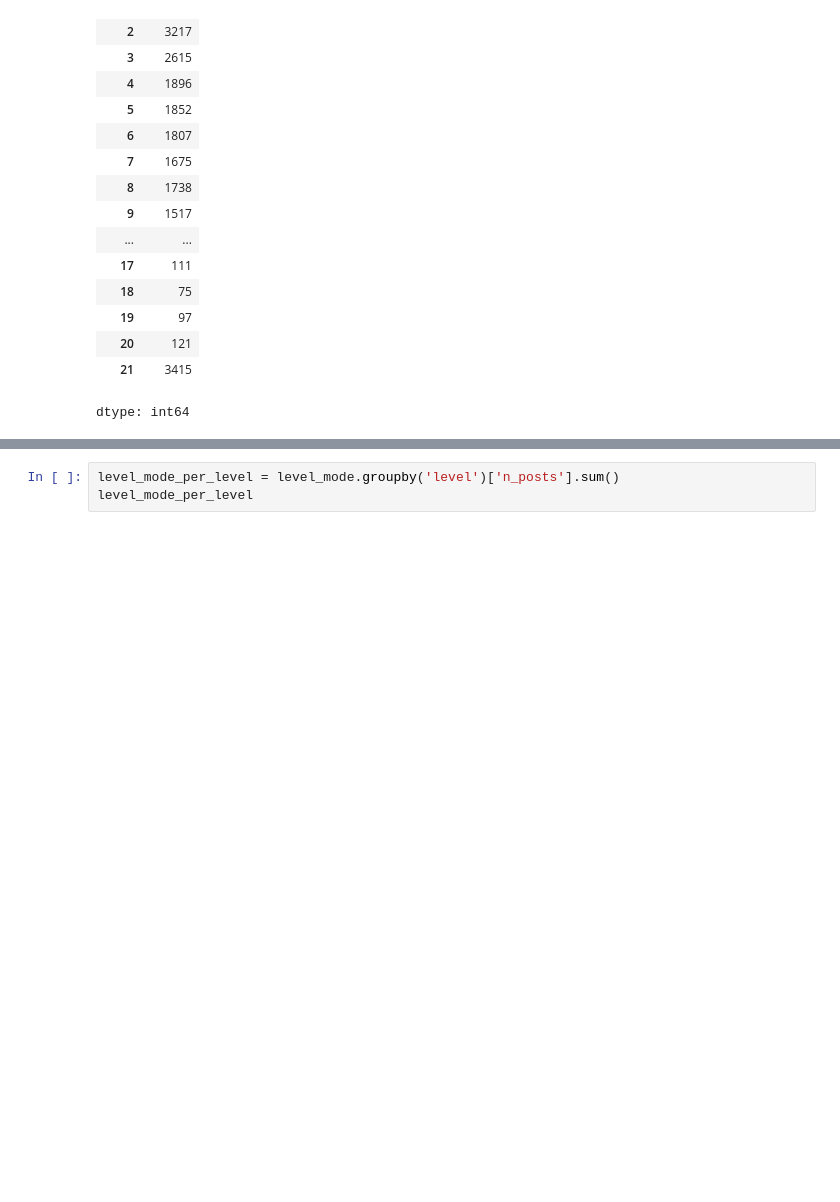
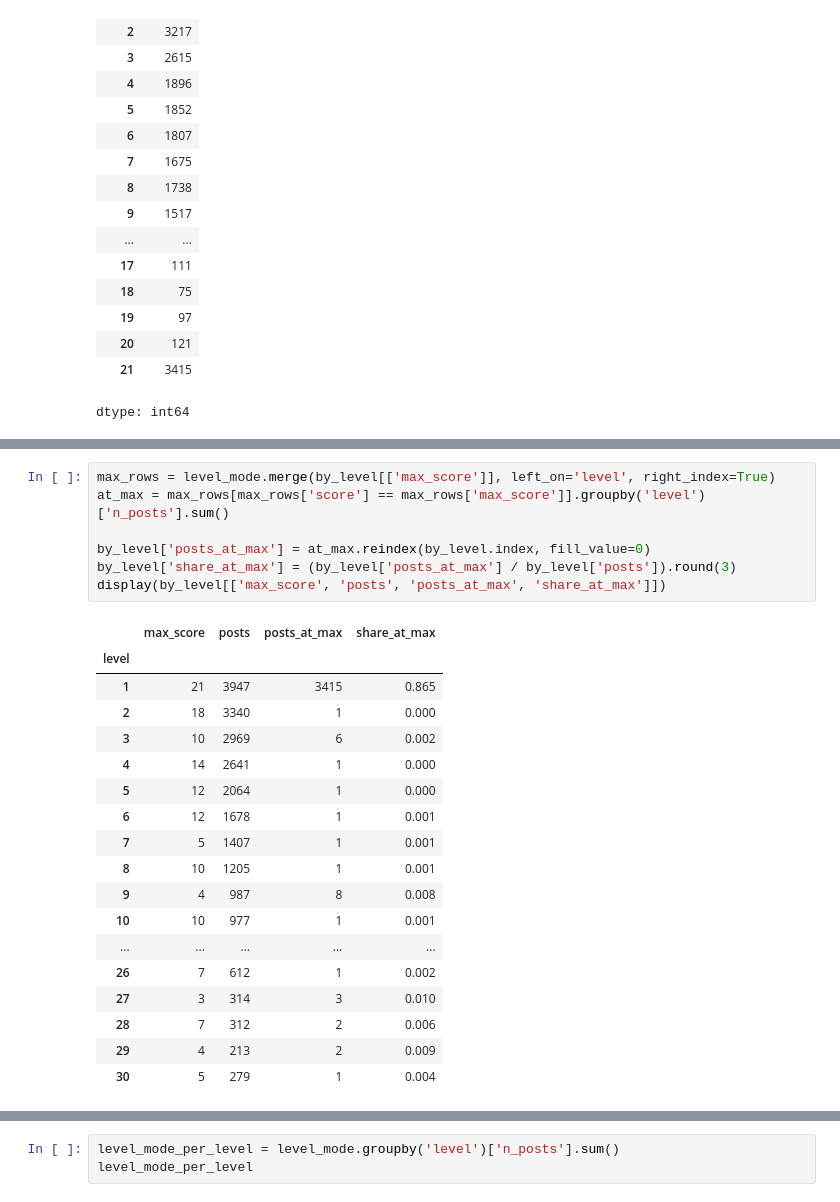
Before and after one commit to Adir-Amar/FloodIt-product-analytics, a Jupyter notebook: notebooks/05_score_mode_analysis.ipynb, the cells around one changed output, grey strips where cells are left out. Drawn from its saved outputs; the diff is of its cells as text; blank space fills up the shorter version.

```diff
--- a/notebooks/05_score_mode_analysis.ipynb
+++ b/notebooks/05_score_mode_analysis.ipynb
@@ -68,0 +124,26 @@ dtype: int64
+# %%
+max_rows = level_mode.merge(by_level[['max_score']], left_on='level', right_index=True)
+at_max = max_rows[max_rows['score'] == max_rows['max_score']].groupby('level')['n_posts'].sum()
+
+by_level['posts_at_max'] = at_max.reindex(by_level.index, fill_value=0)
+by_level['share_at_max'] = (by_level['posts_at_max'] / by_level['posts']).round(3)
+display(by_level[['max_score', 'posts', 'posts_at_max', 'share_at_max']])
+# %% [output]
+|  | max_score | posts | posts_at_max | share_at_max |
+| level |  |  |  |  |
+| 1 | 21 | 3947 | 3415 | 0.865 |
+| 2 | 18 | 3340 | 1 | 0.000 |
+| 3 | 10 | 2969 | 6 | 0.002 |
+| 4 | 14 | 2641 | 1 | 0.000 |
+| 5 | 12 | 2064 | 1 | 0.000 |
+| 6 | 12 | 1678 | 1 | 0.001 |
+| 7 | 5 | 1407 | 1 | 0.001 |
+| 8 | 10 | 1205 | 1 | 0.001 |
+| 9 | 4 | 987 | 8 | 0.008 |
+| 10 | 10 | 977 | 1 | 0.001 |
+| ... | ... | ... | ... | ... |
+| 26 | 7 | 612 | 1 | 0.002 |
+| 27 | 3 | 314 | 3 | 0.010 |
+| 28 | 7 | 312 | 2 | 0.006 |
+| 29 | 4 | 213 | 2 | 0.009 |
+| 30 | 5 | 279 | 1 | 0.004 |
```
Also changed, not shown: parts of 10 cells of this notebook.
